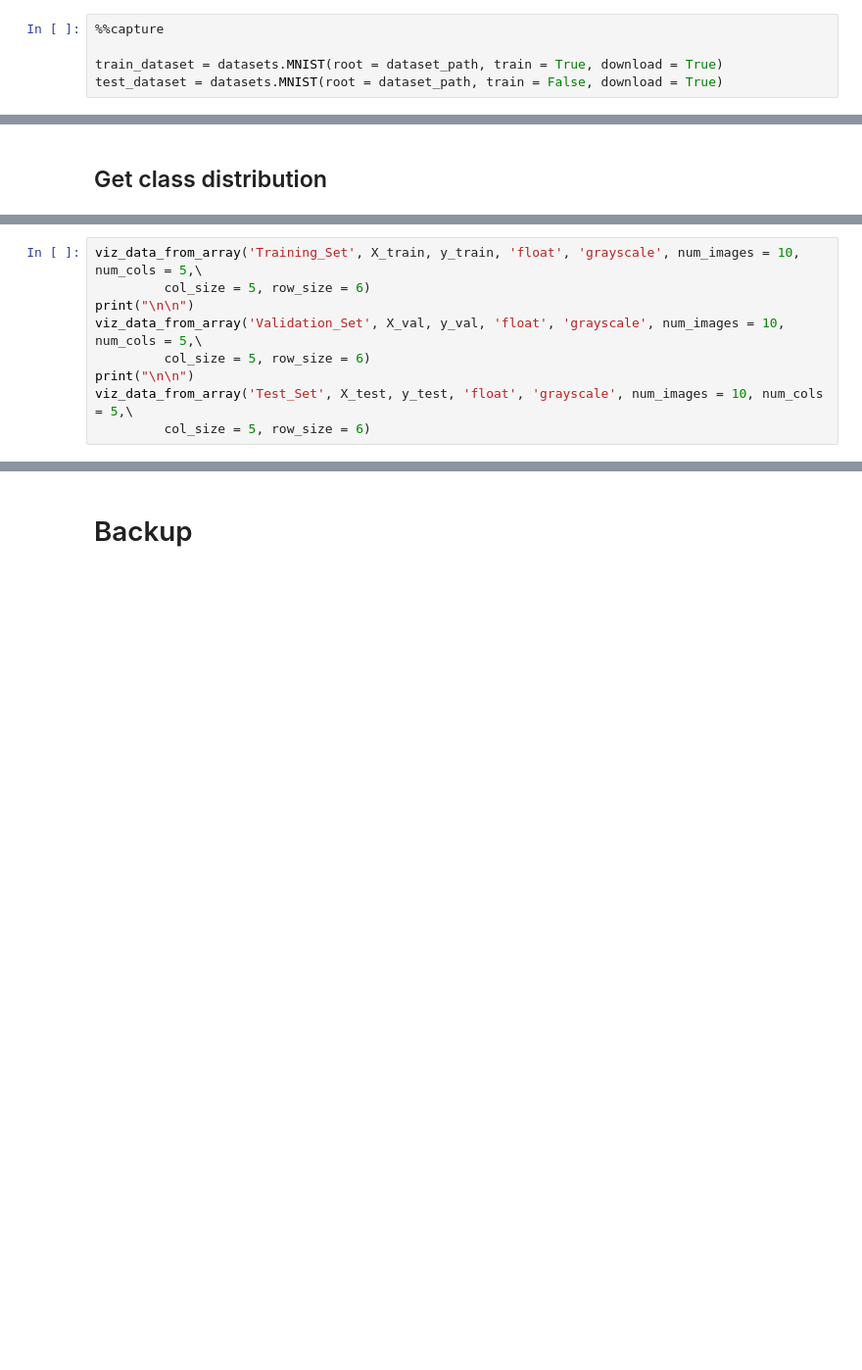
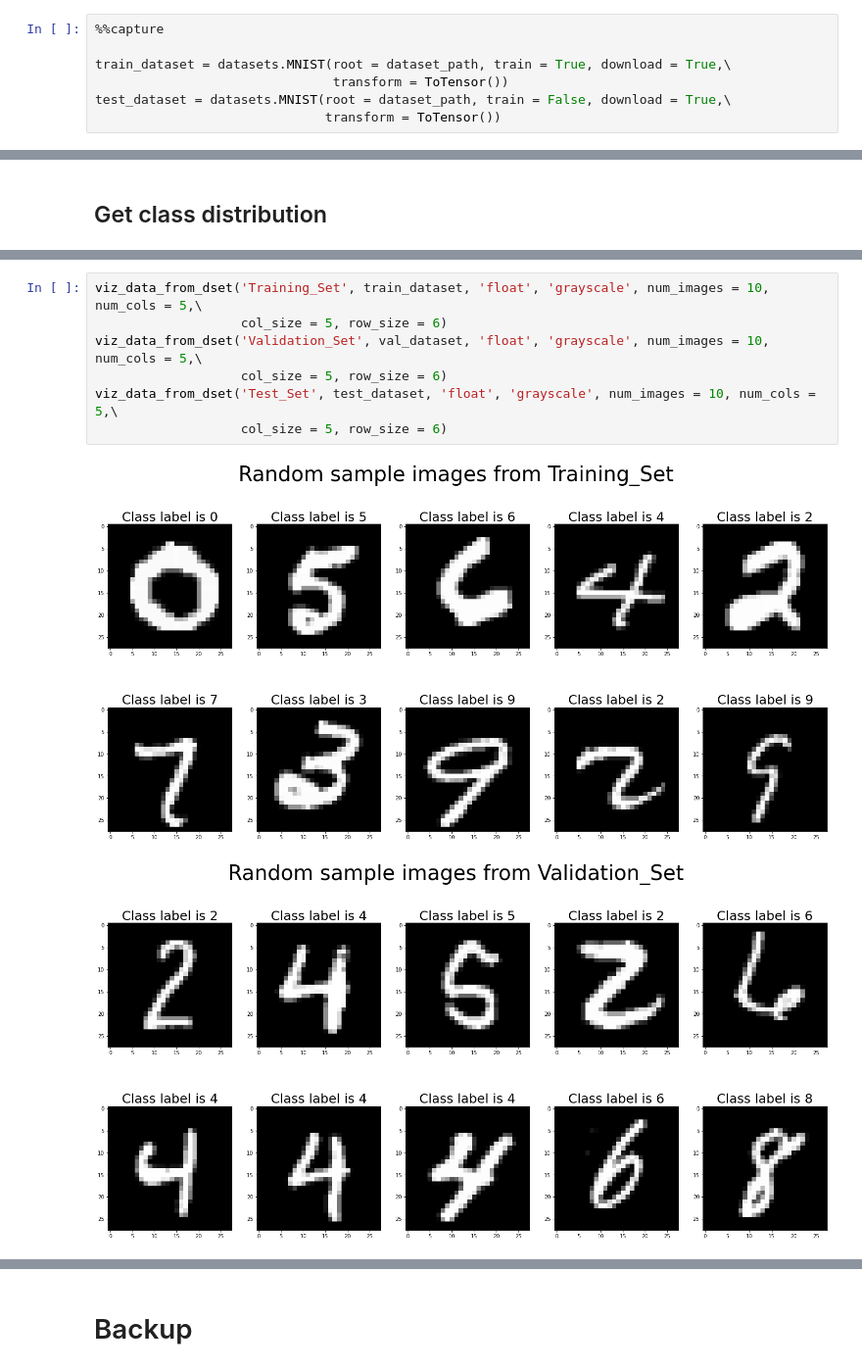
Before and after one commit to suresh-venkate/Code_Repositories, a Jupyter notebook: Deep_Learning/Computer_Vision/Image_Classification/MNIST/MNIST_Classification_PyTorch.ipynb, the cells around one changed output, grey strips where cells are left out. Shown at 98% size. Drawn from its saved outputs; the diff is of its cells as text; blank space fills up the shorter version.

```diff
--- a/Deep_Learning/Computer_Vision/Image_Classification/MNIST/MNIST_Classification_PyTorch.ipynb
+++ b/Deep_Learning/Computer_Vision/Image_Classification/MNIST/MNIST_Classification_PyTorch.ipynb
@@ -77,8 +117,10 @@ os.makedirs(dataset_path, exist_ok = True) # Don't raise any exception if direct
 # %%
 %%capture
 
-train_dataset = datasets.MNIST(root = dataset_path, train = True, download = True)
-test_dataset = datasets.MNIST(root = dataset_path, train = False, download = True)
+train_dataset = datasets.MNIST(root = dataset_path, train = True, download = True,\
+                               transform = ToTensor())
+test_dataset = datasets.MNIST(root = dataset_path, train = False, download = True,\
+                              transform = ToTensor())
 # %%
 print(f"Number of samples in training set is {len(train_dataset)}")
 print(f"Number of samples in test set is {len(test_dataset)}")
@@ -286,9 +296,10 @@ def viz_data_from_array(name, X, y, X_dtype, mode, num_images, num_cols, col_siz
 # %%
-viz_data_from_array('Training_Set', X_train, y_train, 'float', 'grayscale', num_images = 10, num_cols = 5,\
-         col_size = 5, row_size = 6)
-print("\n\n")
-viz_data_from_array('Validation_Set', X_val, y_val, 'float', 'grayscale', num_images = 10, num_cols = 5,\
-         col_size = 5, row_size = 6)
-print("\n\n")
-viz_data_from_array('Test_Set', X_test, y_test, 'float', 'grayscale', num_images = 10, num_cols = 5,\
-         col_size = 5, row_size = 6)
+viz_data_from_dset('Training_Set', train_dataset, 'float', 'grayscale', num_images = 10, num_cols = 5,\
+                   col_size = 5, row_size = 6)
+viz_data_from_dset('Validation_Set', val_dataset, 'float', 'grayscale', num_images = 10, num_cols = 5,\
+                   col_size = 5, row_size = 6)
+viz_data_from_dset('Test_Set', test_dataset, 'float', 'grayscale', num_images = 10, num_cols = 5,\
+                   col_size = 5, row_size = 6)
+# %% [output]
+[figure, added]
+[figure, added]
```
Also changed, not shown: parts of 35 cells of this notebook.
